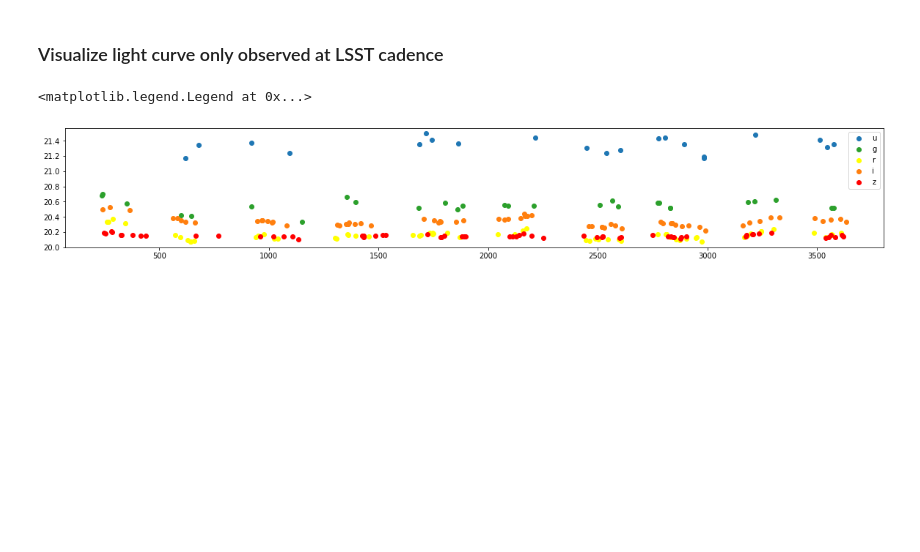
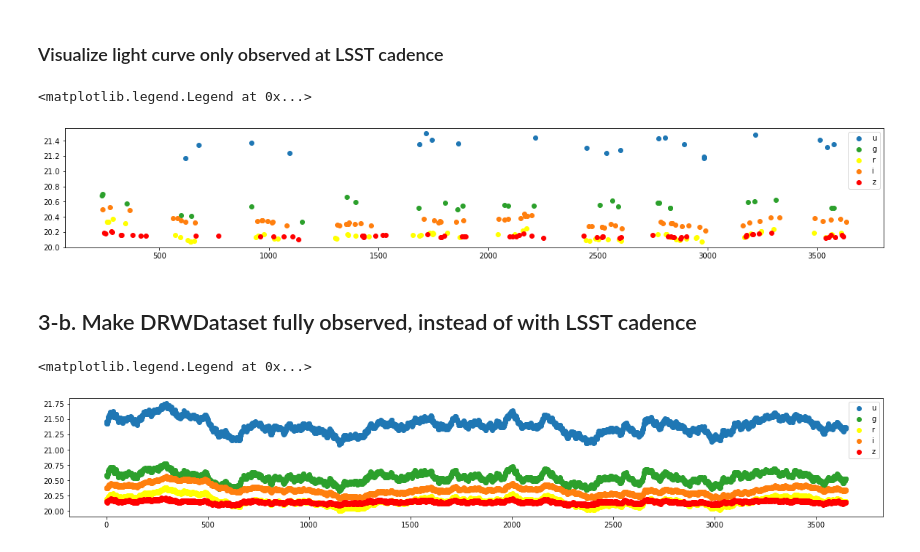
Before and after one commit to jiwoncpark/magnificat, a Jupyter notebook: demo/Visualize_DRW_Light_Curves_Rendered_with_S82_Parameters.ipynb, the cells around one changed output. Cells and saved outputs as stored; diff of their text form; code cells hidden in the pictures; blank space fills up the shorter version.

Commit message:
Also show fully observed light curves

```diff
--- a/demo/Visualize_DRW_Light_Curves_Rendered_with_S82_Parameters.ipynb
+++ b/demo/Visualize_DRW_Light_Curves_Rendered_with_S82_Parameters.ipynb
@@ -153,3 +153,21 @@ plt.legend()
 # %% [output]
 <matplotlib.legend.Legend at 0x...>
 [figure]
+# %% [markdown]
+## 3-b. Make DRWDataset fully observed, instead of with LSST cadence
+# %%
+drw_dataset.fully_obs = True
+# %%
+data = drw_dataset[0]
+
+x = data['x'].cpu().numpy()
+y = data['y'].cpu().numpy()
+
+fig, ax = plt.subplots(figsize=(20, 3))
+bp_color = dict(zip(drw_dataset.bandpasses, ['r', 'tab:orange', 'yellow', 'tab:green', 'tab:blue'][::-1]))
+for bp_i, bp in enumerate(drw_dataset.bandpasses):
+    ax.scatter(x, y[:, bp_i], color=bp_color[bp], label=bp)
+plt.legend()
+# %% [output]
+<matplotlib.legend.Legend at 0x...>
+[figure, added]
```
Also changed, not shown: parts of 1 cell of this notebook.
